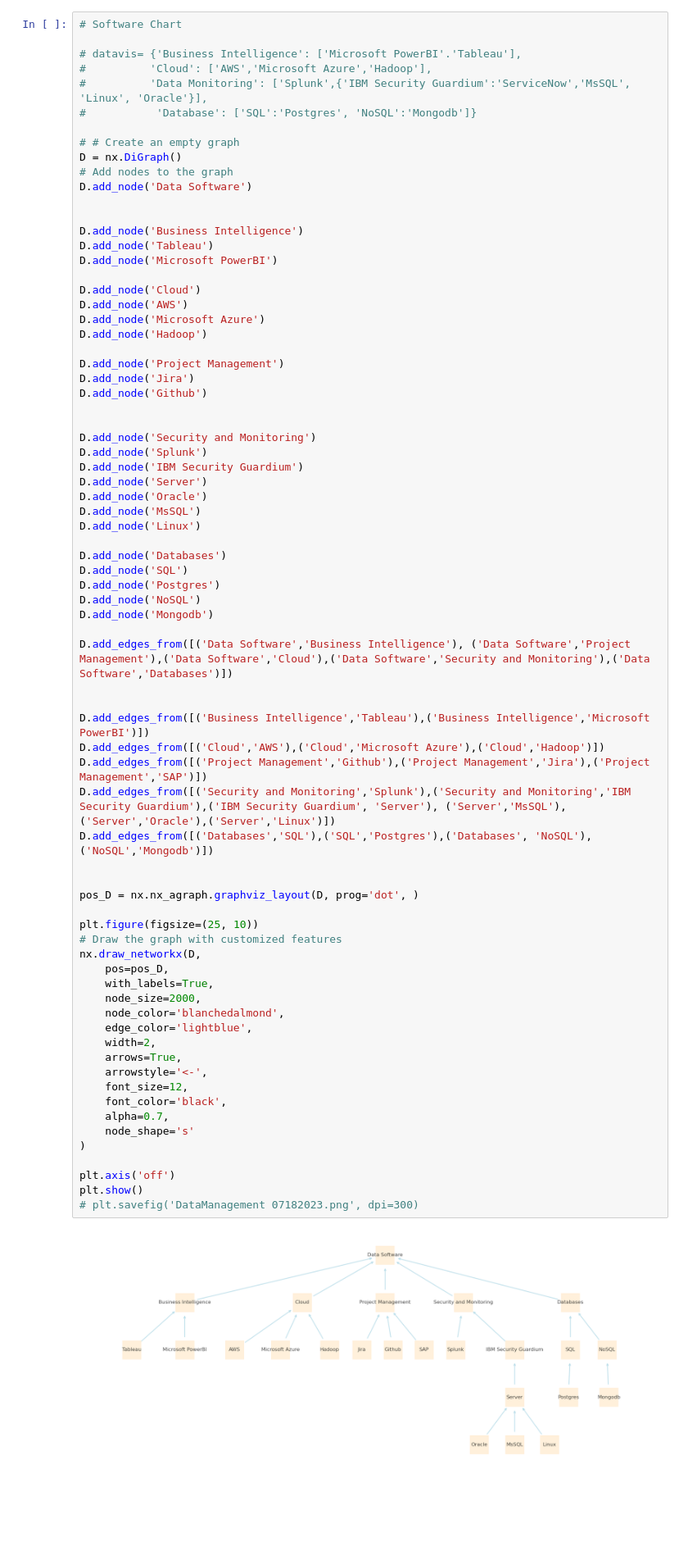
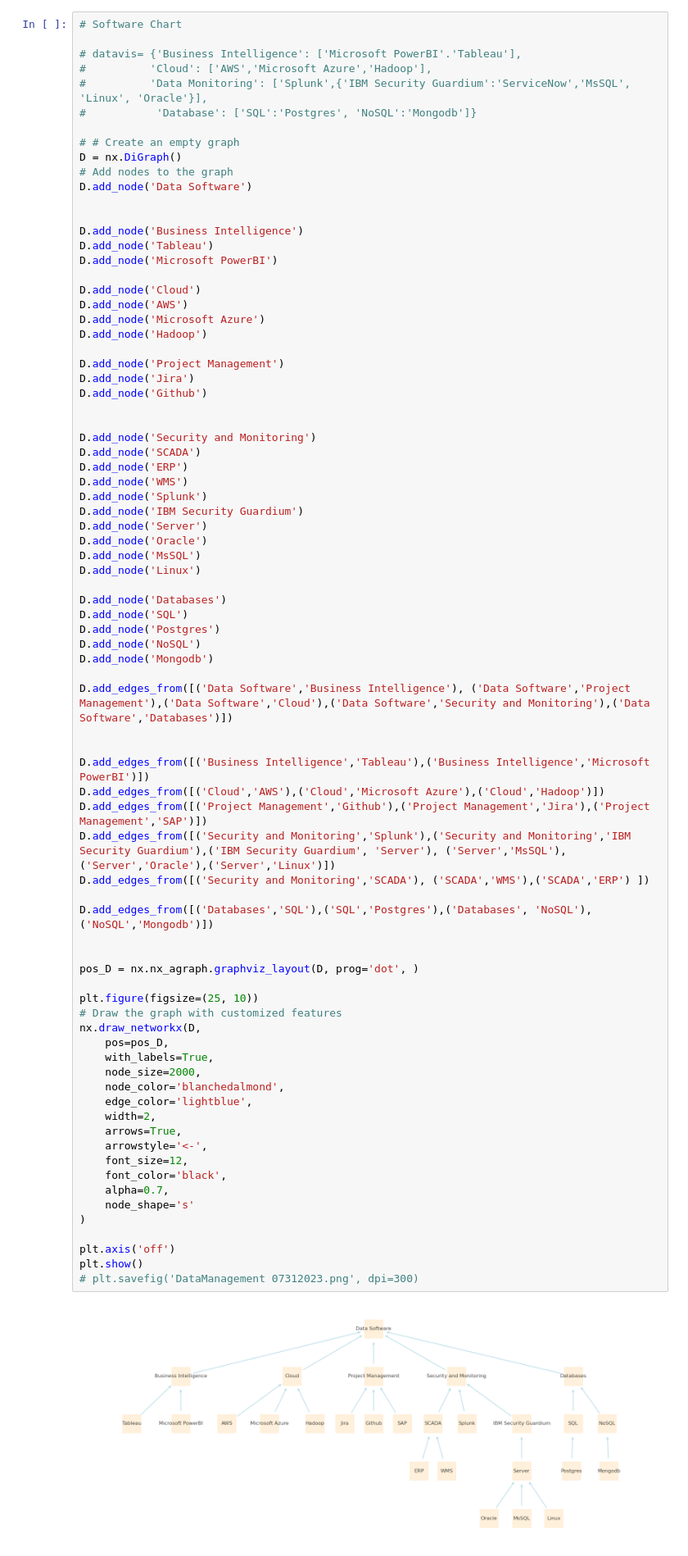
Before and after one commit to Hong-webport/Skill-Trees, a Jupyter notebook: Technical Skill Charts.ipynb, the cells around one changed output. Shown at 82% size. Drawn from its saved outputs; the diff is of its cells as text; blank space fills up the shorter version.

```diff
--- a/Technical Skill Charts.ipynb
+++ b/Technical Skill Charts.ipynb
@@ -298,6 +298,9 @@ D.add_node('Github')
 
 
 D.add_node('Security and Monitoring')
+D.add_node('SCADA')
+D.add_node('ERP')
+D.add_node('WMS')
 D.add_node('Splunk')
 D.add_node('IBM Security Guardium')
 D.add_node('Server')
@@ -316,35 +319,37 @@ D.add_edges_from([('Data Software','Business Intelligence'), ('Data Software','P
 
 D.add_edges_from([('Business Intelligence','Tableau'),('Business Intelligence','Microsoft PowerBI')])
 D.add_edges_from([('Cloud','AWS'),('Cloud','Microsoft Azure'),('Cloud','Hadoop')])
 D.add_edges_from([('Project Management','Github'),('Project Management','Jira'),('Project Management','SAP')])
 D.add_edges_from([('Security and Monitoring','Splunk'),('Security and Monitoring','IBM Security Guardium'),('IBM Security Guardium', 'Server'), ('Server','MsSQL'),('Server','Oracle'),('Server','Linux')])
+D.add_edges_from([('Security and Monitoring','SCADA'), ('SCADA','WMS'),('SCADA','ERP') ])
+
 D.add_edges_from([('Databases','SQL'),('SQL','Postgres'),('Databases', 'NoSQL'), ('NoSQL','Mongodb')])
 
 
 pos_D = nx.nx_agraph.graphviz_layout(D, prog='dot', )
 
 plt.figure(figsize=(25, 10))
 # Draw the graph with customized features
 nx.draw_networkx(D,
     pos=pos_D,
     with_labels=True,
     node_size=2000,
     node_color='blanchedalmond',
     edge_color='lightblue',
     width=2,
     arrows=True,
     arrowstyle='<-',
     font_size=12,
     font_color='black',
     alpha=0.7,
     node_shape='s'
 )
 
 plt.axis('off')
 plt.show()
-# plt.savefig('DataManagement 07182023.png', dpi=300)
+# plt.savefig('DataManagement 07312023.png', dpi=300)
 # %% [output]
-[figure, old version]
+[figure, new version]
 # %%
 # full Coding Chart
 
```
Also changed, not shown: parts of 6 cells of this notebook.
